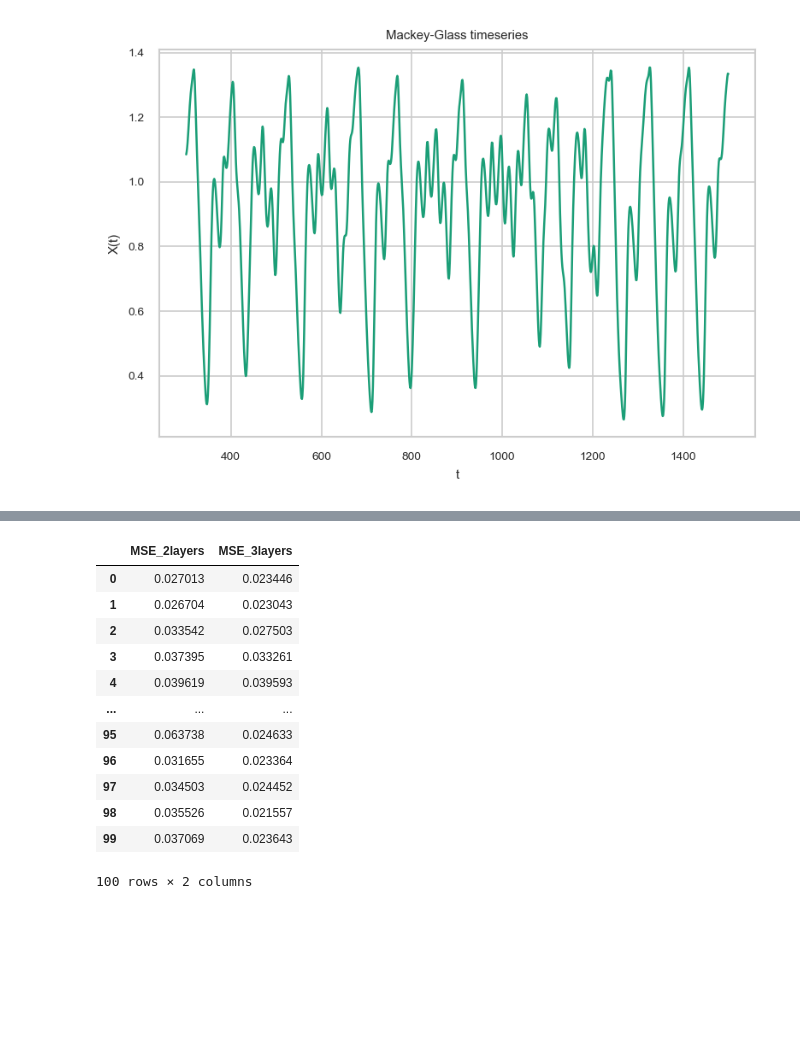
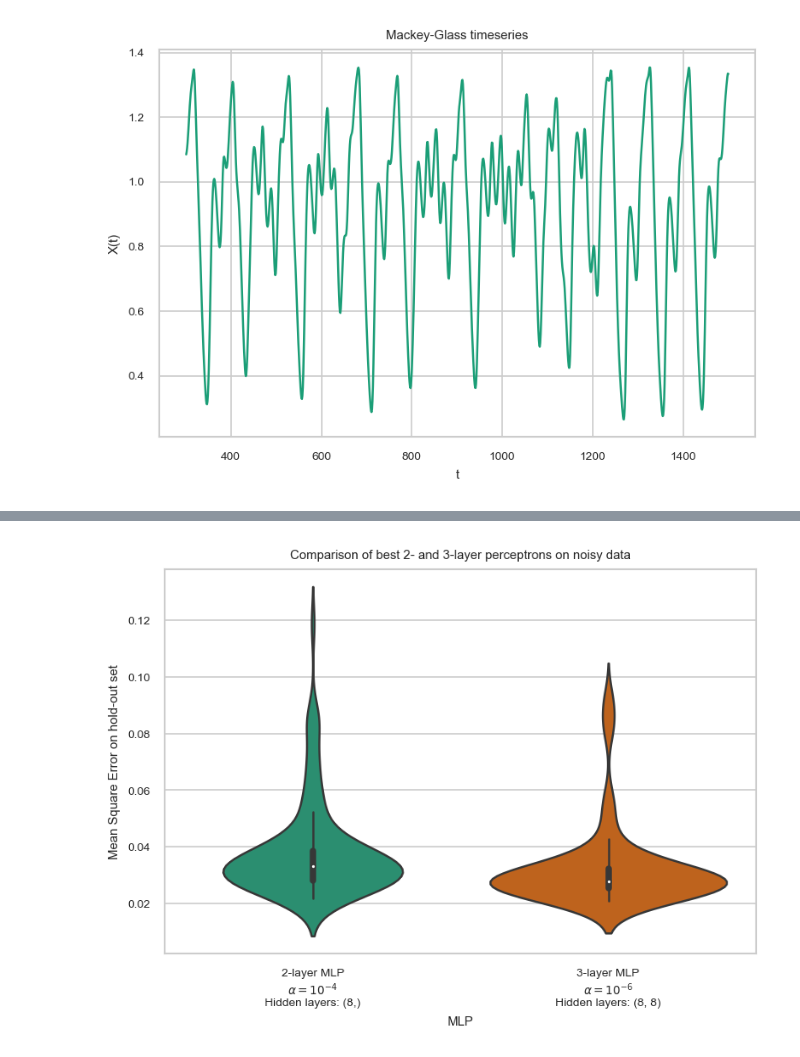
Before and after one commit to molguin92/ANNDA_HT20_LAB1, a Jupyter notebook: lab1_part2.ipynb, the cells around one changed output, grey strips where cells are left out. Saved outputs shown, nothing was run; the diff lists cells and outputs as text; code cells hidden in the pictures; blank space fills up the shorter version.

```diff
--- a/lab1_part2.ipynb
+++ b/lab1_part2.ipynb
@@ -127,49 +130,20 @@ Best 3-layer perceptron: 8 in first hidden layer, 8 nodes in second hidden layer
-# %%
-# compare the best 2-layer MLP and 3-layer MLP on noisy data (std = 0.09)
-
-# load the data
-data_std09 = np.load('data/noisy_0.09.npz')
-X = data_std09['X']
-Y = data_std09['Y']
-
-# run a set of tests on different random train/test splits to get some statistical significance...
-_iters = 100
-mse_2layers = np.zeros(_iters)
-mse_3layers = np.zeros(_iters)
-with warnings.catch_warnings():
-    # ignore some annoying warnings
-    warnings.simplefilter("ignore")
-    for i in range(100):
-        # set up training and validation sets
-        X_train, X_test, y_train, y_test = train_test_split(X, Y)
-
-        # fit the estimators
-        best_2layers.fit(X_train, y_train)
-        best_3layers.fit(X_train, y_train)
-
-        # predict
-        y_pred_2 = best_2layers.predict(X_test)
-        y_pred_3 = best_3layers.predict(X_test)
-
-        # get some MSEs
-        mse_2layers[i] = mean_squared_error(y_test, y_pred_2)
-        mse_3layers[i] = mean_squared_error(y_test, y_pred_3)
-
-# put it into a neat little DataFrame for analysis
-mse_2v3_data = np.array([mse_2layers, mse_3layers]).T
-mse_2v3_df = pd.DataFrame(mse_2v3_data, columns=['MSE_2layers', 'MSE_3layers'])
-mse_2v3_df
-# %% [output]
-|  | MSE_2layers | MSE_3layers |
-| 0 | 0.027013 | 0.023446 |
-| 1 | 0.026704 | 0.023043 |
-| 2 | 0.033542 | 0.027503 |
-| 3 | 0.037395 | 0.033261 |
-| 4 | 0.039619 | 0.039593 |
-| ... | ... | ... |
-| 95 | 0.063738 | 0.024633 |
-| 96 | 0.031655 | 0.023364 |
-| 97 | 0.034503 | 0.024452 |
-| 98 | 0.035526 | 0.021557 |
-| 99 | 0.037069 | 0.023643 |
-100 rows × 2 columns
+# %%
+# compare the best 2-layer MLP and 3-layer MLP on noisy data (std = 0.09)
+# load the data
+
+mlp_2v3_df = pd.read_csv('data/2v3_noisy.0.09.csv')
+mlp_2v3_df['n_layers'] = mlp_2v3_df['n_layers'].astype('category')
+
+params_2l = best_2layers.get_params()
+params_3l = best_3layers.get_params()
+
+fig, ax = plt.subplots()
+sns.violinplot(data=mlp_2v3_df, x='n_layers', y='mse', ax=ax)
+ax.set_xlabel('MLP')
+ax.set_xticklabels([f'2-layer MLP\n$\\alpha={s_fmt.format_data(params_2l["alpha"])}$\nHidden layers: {params_2l["hidden_layer_sizes"]}',
+                    f'3-layer MLP\n$\\alpha={s_fmt.format_data(params_3l["alpha"])}$\nHidden layers: {params_3l["hidden_layer_sizes"]}'])
+ax.set_ylabel('Mean Square Error on hold-out set')
+ax.set_title('Comparison of best 2- and 3-layer perceptrons on noisy data')
+plt.show()
+# %% [output]
+[figure, added]
```
Also changed, not shown: parts of 7 cells of this notebook, 2 other files.
